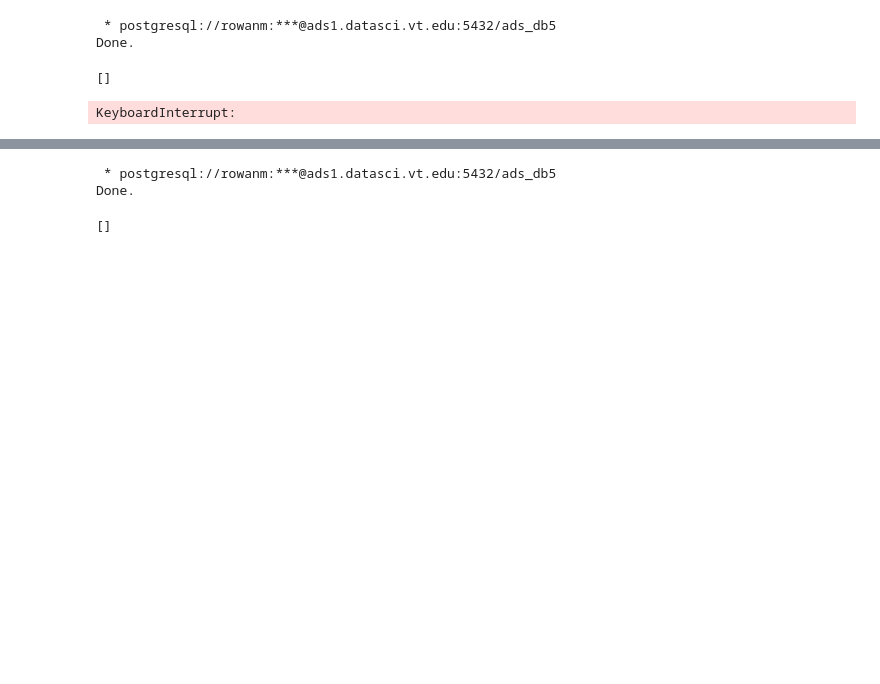
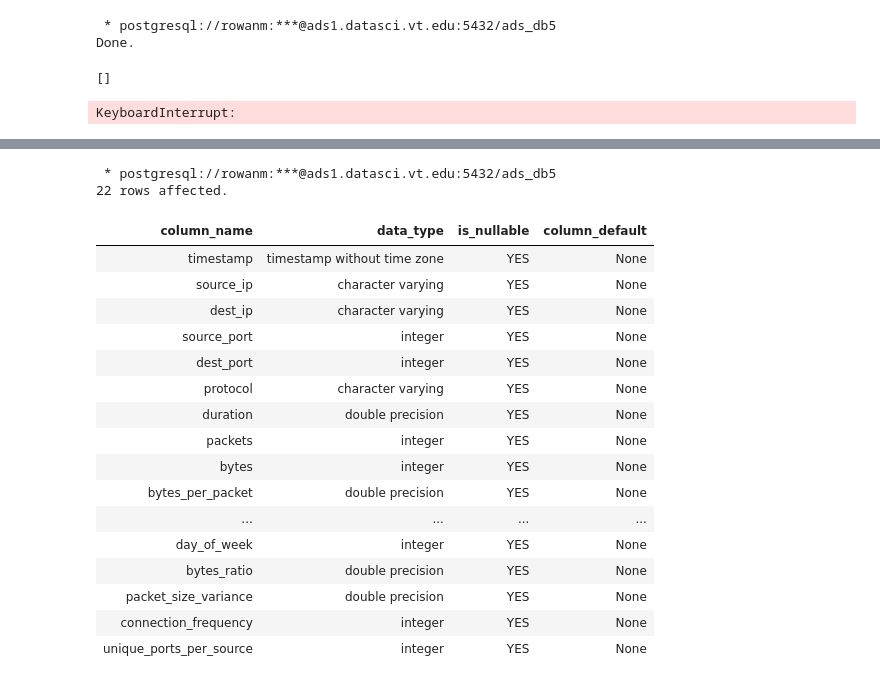
Before and after one commit to Jonah-Schep5/networkInstrusion, a Jupyter notebook: data_understanding.ipynb, the cells around one changed output, grey strips where cells are left out. Saved outputs shown, nothing was run; the diff lists cells and outputs as text; code cells hidden in the pictures; blank space fills up the shorter version.

```diff
--- a/data_understanding.ipynb
+++ b/data_understanding.ipynb
@@ -99,8 +99,32 @@ SELECT * FROM {username}.NETWORK_TRAFFIC_HISTORY WHERE packets_per_second > 1000
 | 2025-05-21 19:55:31 | 139.203.76.183 | 172.22.74.71 | 1356 | 80 | UDP | 0.001208010892825198 | 991 | 33937 | 34.245206861755804 | ... |
 # %%
 %%sql
-describe {username}.NETWORK_TRAFFIC_HISTORY;
+SELECT
+    column_name,
+    data_type,
+    is_nullable,
+    column_default
+FROM information_schema.columns
+WHERE table_schema = 'rowanm'
+  AND table_name = 'network_traffic_history'
+ORDER BY ordinal_position;
 # %% [output]
  * postgresql://rowanm:***@ads1.datasci.vt.edu:5432/ads_db5
-Done.
+22 rows affected.
-[]
+| column_name | data_type | is_nullable | column_default |
+| timestamp | timestamp without time zone | YES | None |
+| source_ip | character varying | YES | None |
+| dest_ip | character varying | YES | None |
+| source_port | integer | YES | None |
+| dest_port | integer | YES | None |
+| protocol | character varying | YES | None |
+| duration | double precision | YES | None |
+| packets | integer | YES | None |
+| bytes | integer | YES | None |
+| bytes_per_packet | double precision | YES | None |
+| ... | ... | ... | ... |
+| day_of_week | integer | YES | None |
+| bytes_ratio | double precision | YES | None |
+| packet_size_variance | double precision | YES | None |
+| connection_frequency | integer | YES | None |
+| unique_ports_per_source | integer | YES | None |
```
Also changed, not shown: 2 other files.
